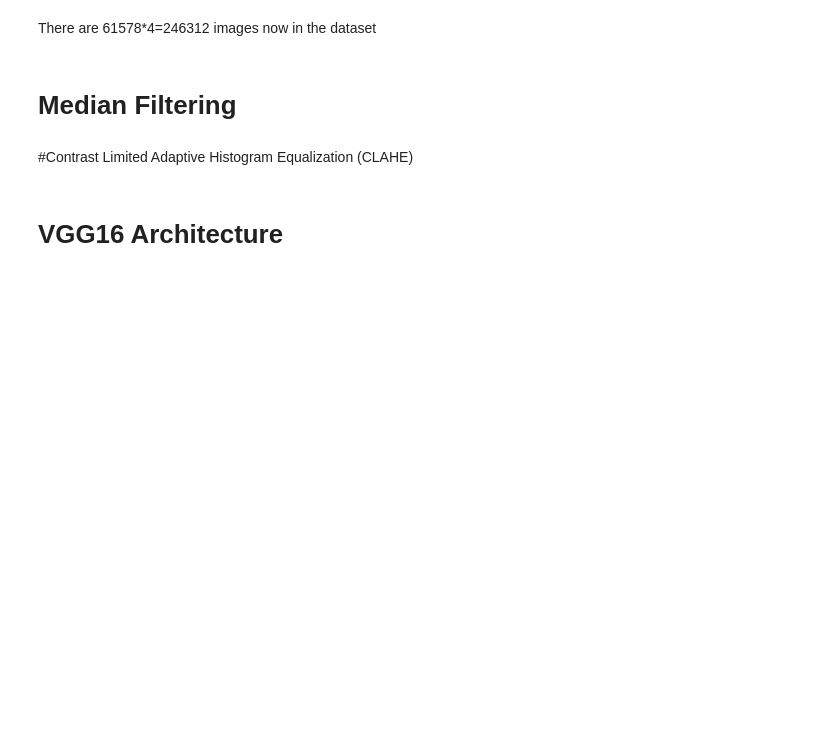
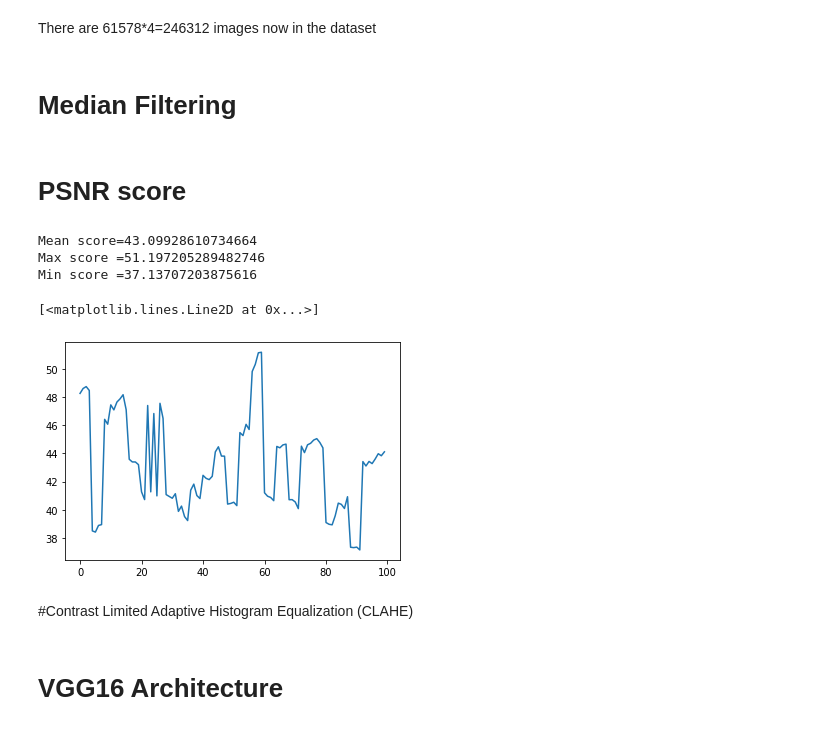
Before and after one commit to AishwaryaKaranth/final-year-project, a Jupyter notebook: final_year_project.ipynb, the cells around one changed output. Drawn from its saved outputs; the diff is of its cells as text; code cells hidden in the pictures; blank space fills up the shorter version.

Commit message:
psnr calculations

```diff
--- a/final_year_project.ipynb
+++ b/final_year_project.ipynb
@@ -106,3 +106,5 @@ path1='./Rotation'
 len(os.listdir(path1))
 path2='./Median'
 median_cal(path1,path2)
+# %% [markdown]
+# PSNR score
@@ -108,0 +117,13 @@ median_cal(path1,path2)
+# %%
+score=[]
+def psnr(path1,path2):
+  for i in range(0,100):
+    orig_fold=os.listdir(path1)
+    mod_fold=os.listdir(path2)
+    orig=cv2.imread(path1+orig_fold[i])
+    orig=cv2.cvtColor(orig,cv2.COLOR_BGR2RGB)
+    med=cv2.imread(path2+orig_fold[i][:-4]+'_md.jpg')
+    med=cv2.cvtColor(med,cv2.COLOR_BGR2RGB)
+    p=peak_signal_noise_ratio(med,orig)
+
+    score.append(p)
@@ -109,3 +132,14 @@ median_cal(path1,path2)
+# %%
+print('Mean score={}\nMax score ={}\nMin score ={}'.format(np.mean(score),np.max(score),np.min(score)))
+# %% [output]
+Mean score=43.09928610734664
+Max score =51.197205289482746
+Min score =37.13707203875616
+# %%
+plt.plot(score)
+# %% [output]
+[<matplotlib.lines.Line2D at 0x...>]
+[figure, added]
 # %% [markdown]
 #Contrast Limited Adaptive Histogram Equalization (CLAHE)
 # %%
```
Also changed, not shown: parts of 2 cells of this notebook.
